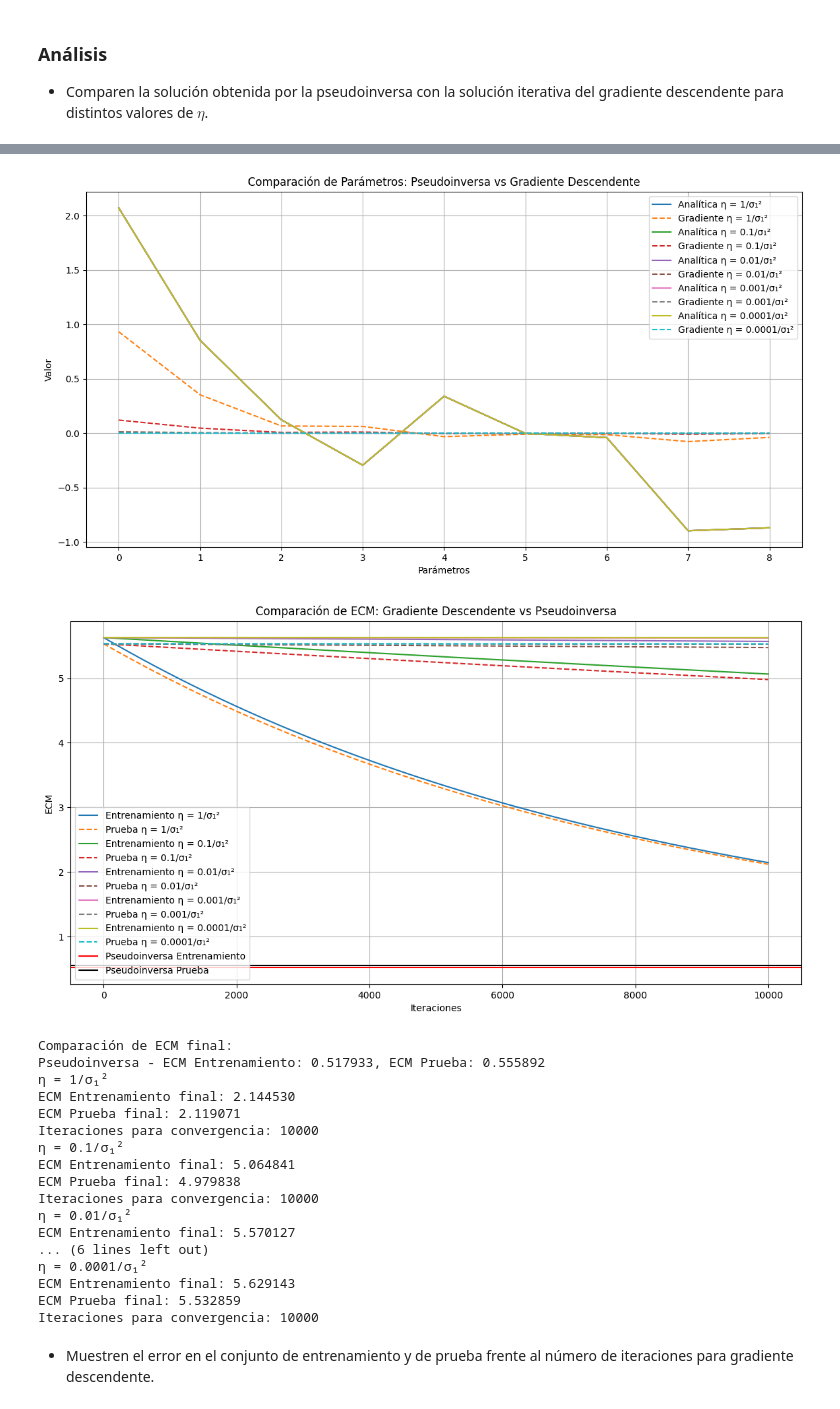
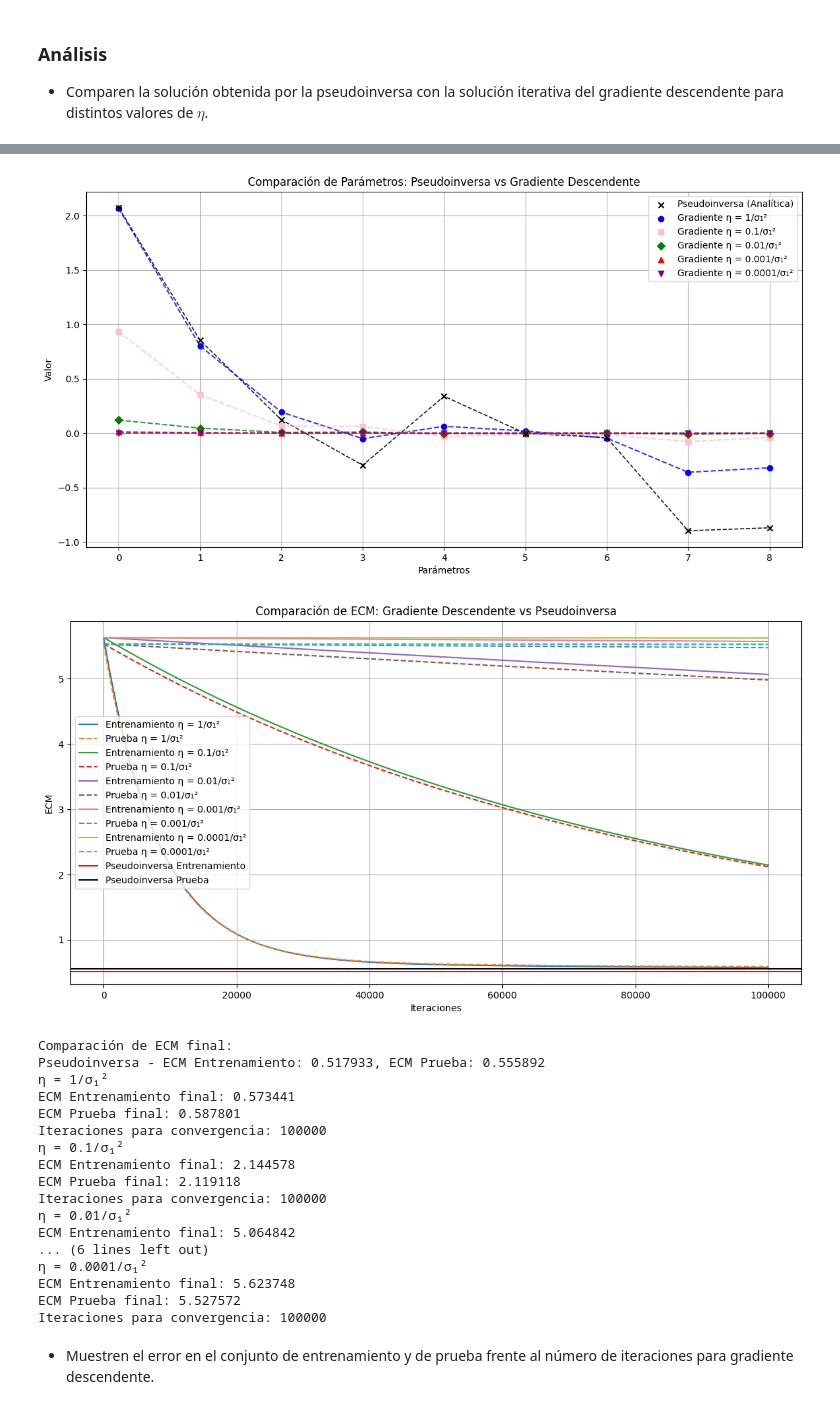
Before and after one commit to Lucaspini01/Tp4-Metodos-Pini-Carruthers, a Jupyter notebook: Ejercicio2.ipynb, the cells around one changed output, grey strips where cells are left out. Saved outputs shown, nothing was run; the diff lists cells and outputs as text; code cells hidden in the pictures.

```diff
--- a/Ejercicio2.ipynb
+++ b/Ejercicio2.ipynb
@@ -107,7 +107,7 @@ eta = 1 / sigma1**2
 
 # Inicializar parámetros
 w_grad = np.zeros(X_train.shape[1])
-iterations = 1000
+iterations = 100000
 
 # Almacenar el error en cada iteración
 train_errors_grad = []
@@ -141,7 +141,7 @@ ECM Prueba final: 4.9798
 etas = [1 / sigma1**2, 0.1 / sigma1**2, 0.01 / sigma1**2, 0.001 / sigma1**2, 0.0001 / sigma1**2]
 eta_labels = ['1/σ₁²', '0.1/σ₁²', '0.01/σ₁²', '0.001/σ₁²', '0.0001/σ₁²']
 
-iterations = 10000
+iterations = 100000
 n_features = X_train.shape[1]
 
 w_analiticos = []
@@ -152,18 +152,29 @@ for eta in etas:
     w_analiticos.append(w_analitico)
 
     w_gradiente_decreciente = np.zeros(n_features)
+    w_gradientes_eta = []
     for _ in range(iterations):
         # Calcular gradiente
         gradient = (2 / n_train) * X_train.T @ (X_train @ w_gradiente_decreciente - y_train)
         # Actualizar parámetros
         w_gradiente_decreciente -= eta * gradient
+        w_gradientes_eta.append(w_gradiente_decreciente.copy())
 
-    w_gradientes.append(w_gradiente_decreciente.copy())
+    w_gradientes.append(w_gradientes_eta)
 
 plt.figure(figsize=(14, 7))
-for idx, eta in enumerate(etas):
-    plt.plot(w_analiticos[idx], label=f'Analítica η = {eta_labels[idx]}')
-    plt.plot(w_gradientes[idx], linestyle='--', label=f'Gradiente η = {eta_labels[idx]}')
+parametros = np.arange(n_features)
+colors = ['blue', 'pink', 'green', 'red', 'purple']
+markers = ['o', 's', 'D', '^', 'v']
+
+# Graficar la solución analítica
+plt.scatter(parametros, w_analiticos[0], color='black', marker='x', label="Pseudoinversa (Analítica)", zorder=4)
+plt.plot(parametros, w_analiticos[0], color='black', linestyle='--', linewidth=1.2, alpha=0.9)
+
+# Graficar las soluciones iterativas al final de las iteraciones
+for i, w_grad_eta in enumerate(w_gradientes):
+    plt.scatter(parametros, w_grad_eta[-1], color=colors[i], marker=markers[i], label=f"Gradiente η = {eta_labels[i]}", zorder=3)
+    plt.plot(parametros, w_grad_eta[-1], color=colors[i], linestyle='--', alpha=0.8)
 
 plt.xlabel('Parámetros')
 plt.ylabel('Valor')
@@ -250,22 +247,22 @@ w_gradientes: [array([ 0.93270987,  0.35313489,  0.0661977 ,  0.0618643 , -0.032
-[figure, old version]
+[figure, new version]
-[figure, old version]
+[figure, new version]
-Comparación de ECM final:
-Pseudoinversa - ECM Entrenamiento: 0.517933, ECM Prueba: 0.555892
-η = 1/σ₁²
-ECM Entrenamiento final: 2.144530
-ECM Prueba final: 2.119071
-Iteraciones para convergencia: 10000
-η = 0.1/σ₁²
-ECM Entrenamiento final: 5.064841
-ECM Prueba final: 4.979838
-Iteraciones para convergencia: 10000
-η = 0.01/σ₁²
-ECM Entrenamiento final: 5.570127
-... (6 lines left out)
-η = 0.0001/σ₁²
-ECM Entrenamiento final: 5.629143
-ECM Prueba final: 5.532859
-Iteraciones para convergencia: 10000
+Comparación de ECM final:
+Pseudoinversa - ECM Entrenamiento: 0.517933, ECM Prueba: 0.555892
+η = 1/σ₁²
+ECM Entrenamiento final: 0.573441
+ECM Prueba final: 0.587801
+Iteraciones para convergencia: 100000
+η = 0.1/σ₁²
+ECM Entrenamiento final: 2.144578
+ECM Prueba final: 2.119118
+Iteraciones para convergencia: 100000
+η = 0.01/σ₁²
+ECM Entrenamiento final: 5.064842
+... (6 lines left out)
+η = 0.0001/σ₁²
+ECM Entrenamiento final: 5.623748
+ECM Prueba final: 5.527572
+Iteraciones para convergencia: 100000
 # %% [markdown]
 
 - Muestren el error en el conjunto de entrenamiento y de prueba frente al número de iteraciones para gradiente descendente.
```
Also changed, not shown: parts of 3 cells of this notebook, 4 other files.
